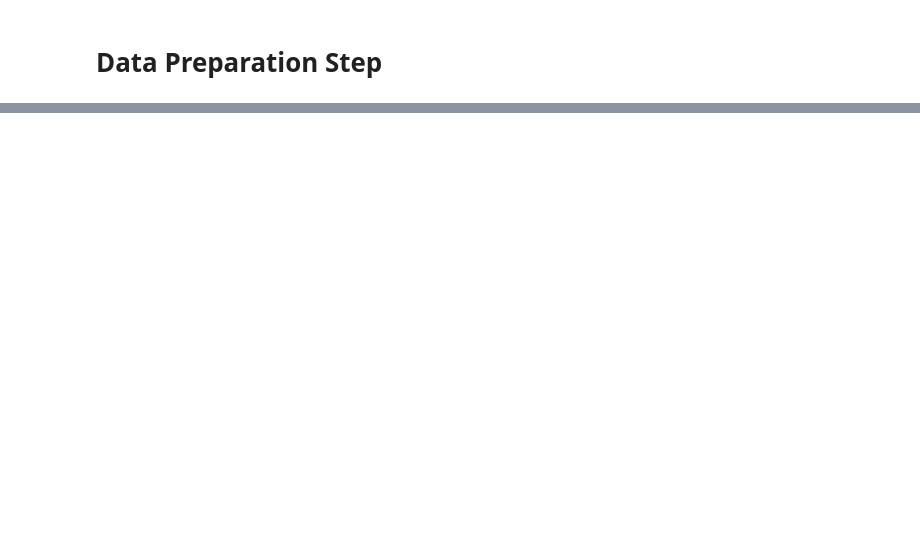
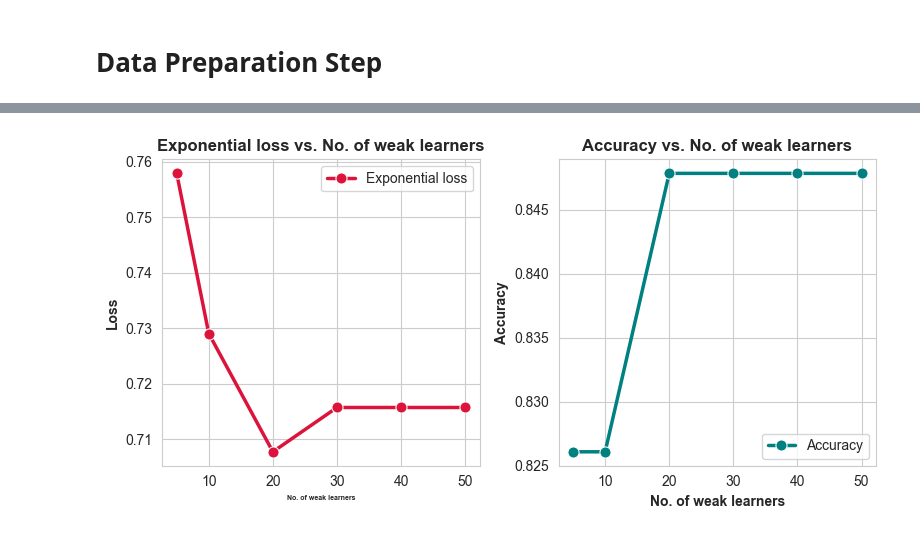
Before and after one commit to HagerMelook/Heart-Failure-Classification, a Jupyter notebook: DataPrepStep.ipynb, the cells around one changed output, grey strips where cells are left out. Drawn from its saved outputs; the diff is of its cells as text; code cells hidden in the pictures; blank space fills up the shorter version.

```diff
--- a/DataPrepStep.ipynb
+++ b/DataPrepStep.ipynb
@@ -170,0 +753,19 @@ def classify_knn(X_train, X_val, X_test, y_train, y_val, y_test):
+# %%
+best_m = 1
+best_accuracy = 0
+best_models = []
+Bagging_classifier = Bagging_Classifier()
+m_models = []
+for m in range(1, 31):
+    m_models.append(Bagging_classifier.train_single_model_with_tunning_decision_tree(m))
+    accuracy = Bagging_classifier.validate_bagging_model(m_models)
+    if accuracy > best_accuracy:
+        Bagging_classifier.update_best_params_history(m, accuracy)
+        best_accuracy = accuracy
+        best_m = m
+        best_models = m_models
+
+display_rich_table(pd.DataFrame(Bagging_classifier.best_params_history), "Hyperparameter Tuning Results")
+
+print(f"Best_M_According_to_Validation: {best_m}")
+print(f"Best_Accuracy: {best_accuracy}\n")
@@ -170,0 +1021,9 @@ def classify_knn(X_train, X_val, X_test, y_train, y_val, y_test):
+# %%
+# find the best number of weak learners
+best_num, learners_num, losses, accuracies = tune_hyperparameters(
+    X_train,
+    np.where(np.asarray(y_train) == 0, -1, np.asarray(y_train)),
+    X_val,
+    np.where(np.asarray(y_val) == 0, -1, np.asarray(y_val)),
+    learners_num=[5, 10, 20, 30, 40, 50],
+)
@@ -170,0 +1060,4 @@ def classify_knn(X_train, X_val, X_test, y_train, y_val, y_test):
+# %%
+plot_tuning_results(learners_num, losses, accuracies)
+# %% [output]
+[figure, added]
```
Also changed, not shown: parts of 84 cells of this notebook.
